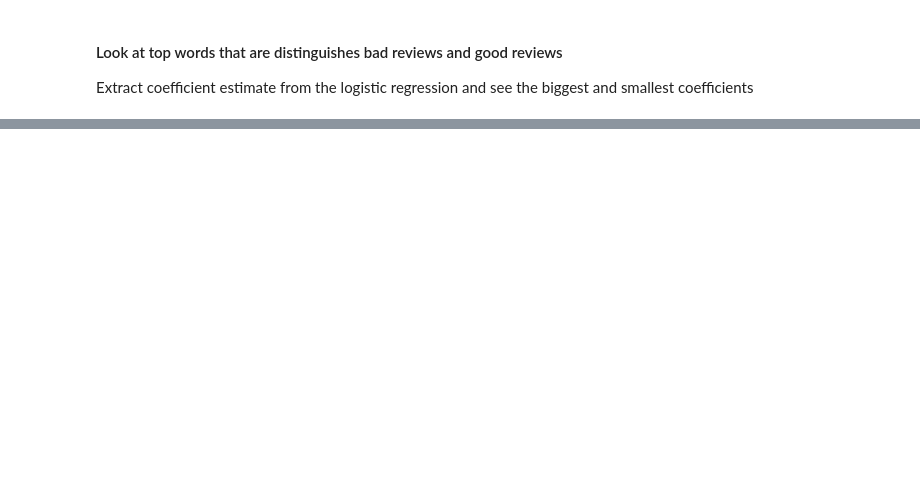
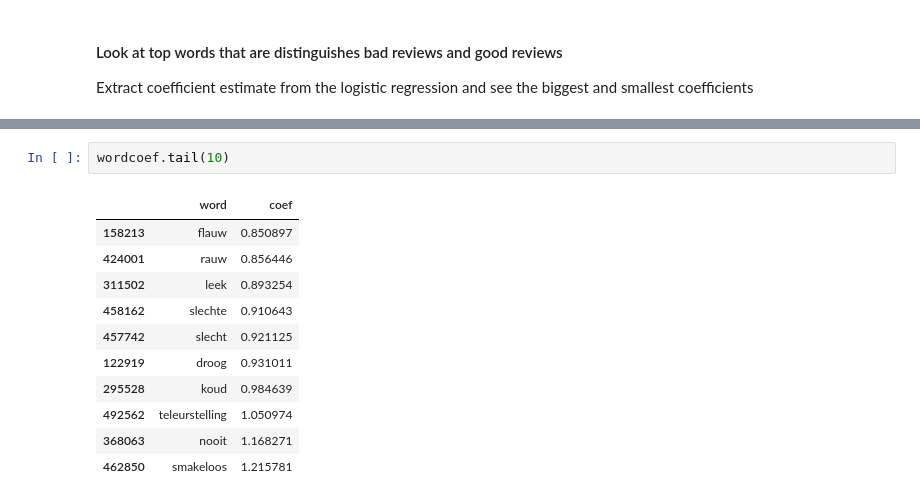
Before and after one commit to longhowlam/python_hobby_stuff, a Jupyter notebook: RestaurantReviews.ipynb, the cells around one changed output, grey strips where cells are left out. Drawn from its saved outputs; the diff is of its cells as text; blank space fills up the shorter version.

```diff
--- a/RestaurantReviews.ipynb
+++ b/RestaurantReviews.ipynb
@@ -251,0 +252,14 @@ Number of nonzero coefficients (278425, 2)
+# %%
+wordcoef.tail(10)
+# %% [output]
+|  | word | coef |
+| 158213 | flauw | 0.850897 |
+| 424001 | rauw | 0.856446 |
+| 311502 | leek | 0.893254 |
+| 458162 | slechte | 0.910643 |
+| 457742 | slecht | 0.921125 |
+| 122919 | droog | 0.931011 |
+| 295528 | koud | 0.984639 |
+| 492562 | teleurstelling | 1.050974 |
+| 368063 | nooit | 1.168271 |
+| 462850 | smakeloos | 1.215781 |
```
Also changed, not shown: parts of 13 cells of this notebook.
